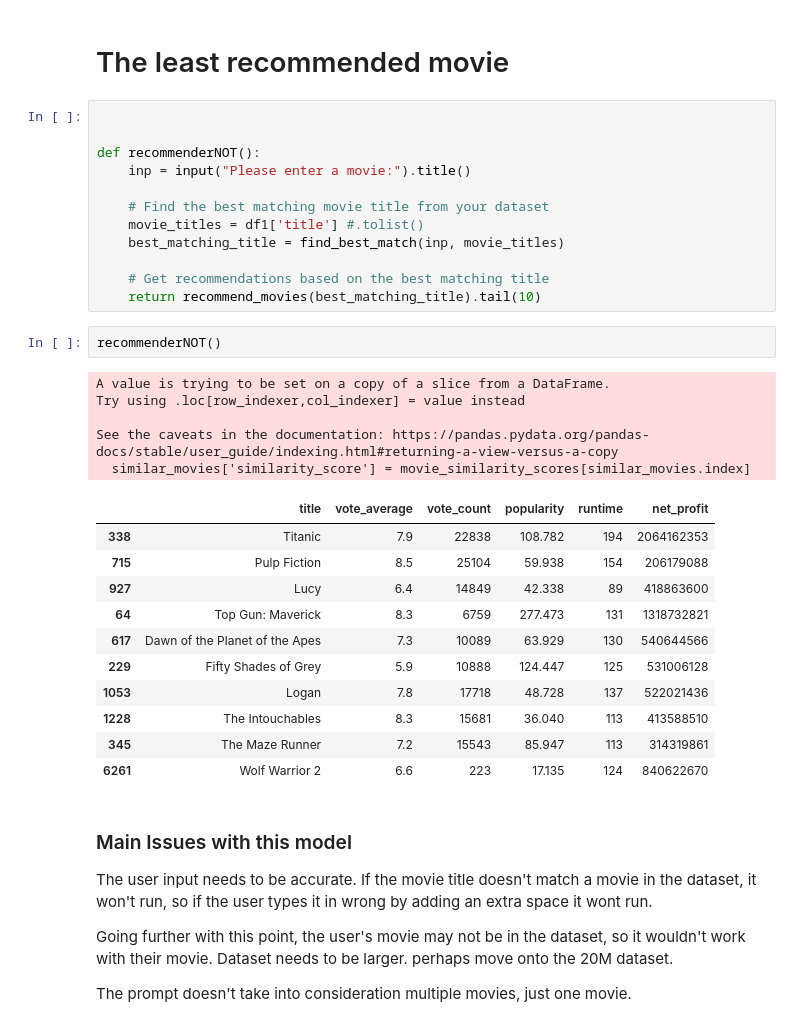
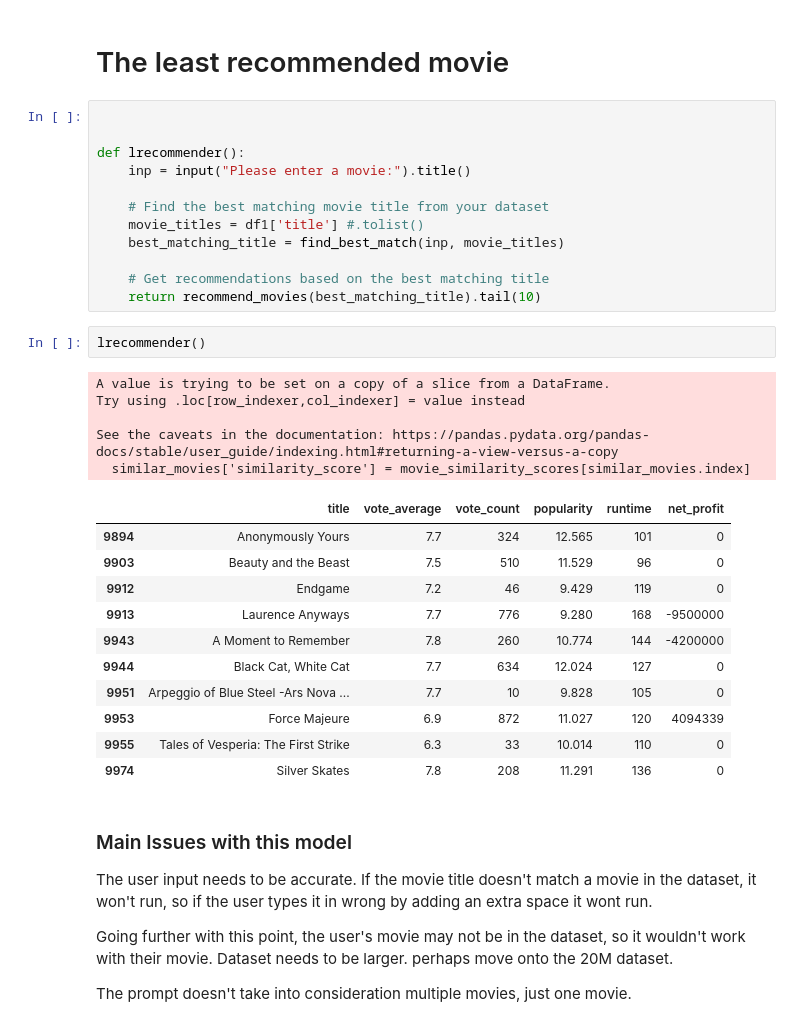
Before and after one commit to Richard-Vuong/Movie-Recommender-Engine, a Jupyter notebook: MoviesRecommender.ipynb, the cells around one changed output. Saved outputs shown, nothing was run; the diff lists cells and outputs as text.

```diff
--- a/MoviesRecommender.ipynb
+++ b/MoviesRecommender.ipynb
@@ -526,7 +569,7 @@ See the caveats in the documentation: https://pandas.pydata.org/pandas-docs/stab
 # %%
 
 
-def recommenderNOT():
+def lrecommender():
     inp = input("Please enter a movie:").title()
 
     # Find the best matching movie title from your dataset
@@ -535,25 +578,25 @@ def recommenderNOT():
 
     # Get recommendations based on the best matching title
     return recommend_movies(best_matching_title).tail(10)
-# %%
-recommenderNOT()
-# %% [output]
-A value is trying to be set on a copy of a slice from a DataFrame.
-Try using .loc[row_indexer,col_indexer] = value instead
-
-See the caveats in the documentation: https://pandas.pydata.org/pandas-docs/stable/user_guide/indexing.html#returning-a-view-versus-a-copy
-  similar_movies['similarity_score'] = movie_similarity_scores[similar_movies.index]
-|  | title | vote_average | vote_count | popularity | runtime | net_profit |
-| 338 | Titanic | 7.9 | 22838 | 108.782 | 194 | 2064162353 |
-| 715 | Pulp Fiction | 8.5 | 25104 | 59.938 | 154 | 206179088 |
-| 927 | Lucy | 6.4 | 14849 | 42.338 | 89 | 418863600 |
-| 64 | Top Gun: Maverick | 8.3 | 6759 | 277.473 | 131 | 1318732821 |
-| 617 | Dawn of the Planet of the Apes | 7.3 | 10089 | 63.929 | 130 | 540644566 |
-| 229 | Fifty Shades of Grey | 5.9 | 10888 | 124.447 | 125 | 531006128 |
-| 1053 | Logan | 7.8 | 17718 | 48.728 | 137 | 522021436 |
-| 1228 | The Intouchables | 8.3 | 15681 | 36.040 | 113 | 413588510 |
-| 345 | The Maze Runner | 7.2 | 15543 | 85.947 | 113 | 314319861 |
-| 6261 | Wolf Warrior 2 | 6.6 | 223 | 17.135 | 124 | 840622670 |
+# %%
+lrecommender()
+# %% [output]
+A value is trying to be set on a copy of a slice from a DataFrame.
+Try using .loc[row_indexer,col_indexer] = value instead
+
+See the caveats in the documentation: https://pandas.pydata.org/pandas-docs/stable/user_guide/indexing.html#returning-a-view-versus-a-copy
+  similar_movies['similarity_score'] = movie_similarity_scores[similar_movies.index]
+|  | title | vote_average | vote_count | popularity | runtime | net_profit |
+| 9894 | Anonymously Yours | 7.7 | 324 | 12.565 | 101 | 0 |
+| 9903 | Beauty and the Beast | 7.5 | 510 | 11.529 | 96 | 0 |
+| 9912 | Endgame | 7.2 | 46 | 9.429 | 119 | 0 |
+| 9913 | Laurence Anyways | 7.7 | 776 | 9.280 | 168 | -9500000 |
+| 9943 | A Moment to Remember | 7.8 | 260 | 10.774 | 144 | -4200000 |
+| 9944 | Black Cat, White Cat | 7.7 | 634 | 12.024 | 127 | 0 |
+| 9951 | Arpeggio of Blue Steel -Ars Nova ... | 7.7 | 10 | 9.828 | 105 | 0 |
+| 9953 | Force Majeure | 6.9 | 872 | 11.027 | 120 | 4094339 |
+| 9955 | Tales of Vesperia: The First Strike | 6.3 | 33 | 10.014 | 110 | 0 |
+| 9974 | Silver Skates | 7.8 | 208 | 11.291 | 136 | 0 |
 # %% [markdown]
 ### Main Issues with this model
 
```
Also changed, not shown: parts of 25 cells of this notebook, 42 other files.
